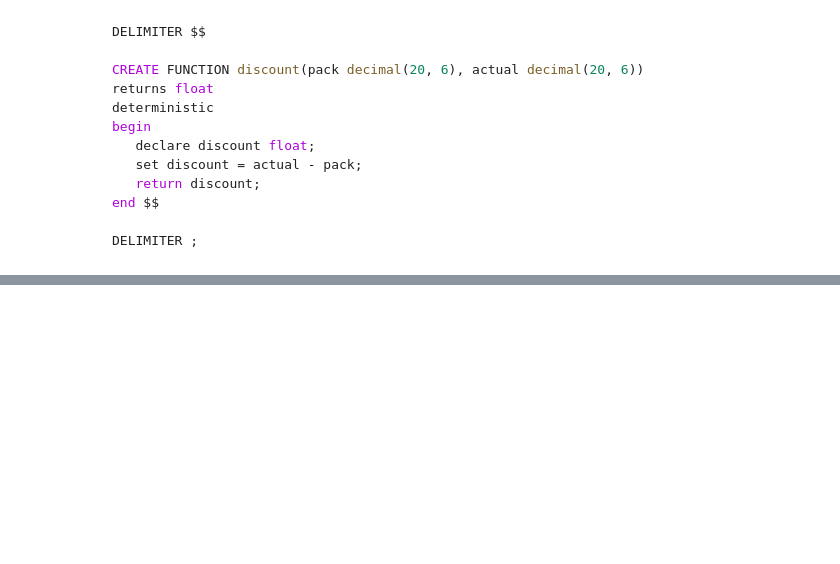
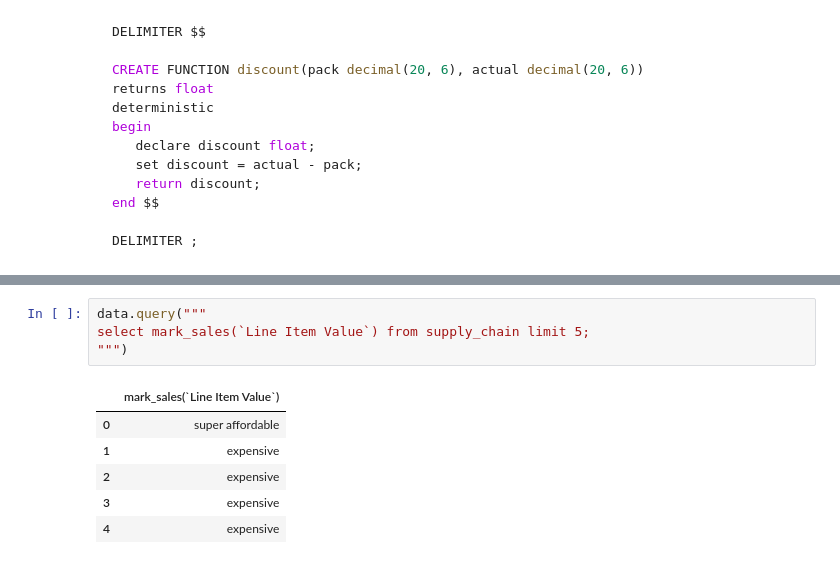
Before and after one commit to dev-hack95/SQL, a Jupyter notebook: SQL5.ipynb, the cells around one changed output, grey strips where cells are left out. Drawn from its saved outputs; the diff is of its cells as text; blank space fills up the shorter version.

```diff
--- a/SQL5.ipynb
+++ b/SQL5.ipynb
@@ -165,0 +194,11 @@ DELIMITER ;
+# %%
+data.query("""
+select mark_sales(`Line Item Value`) from supply_chain limit 5;
+""")
+# %% [output]
+|  | mark_sales(`Line Item Value`) |
+| 0 | super affordable |
+| 1 | expensive |
+| 2 | expensive |
+| 3 | expensive |
+| 4 | expensive |
```
Also changed, not shown: parts of 3 cells of this notebook.
